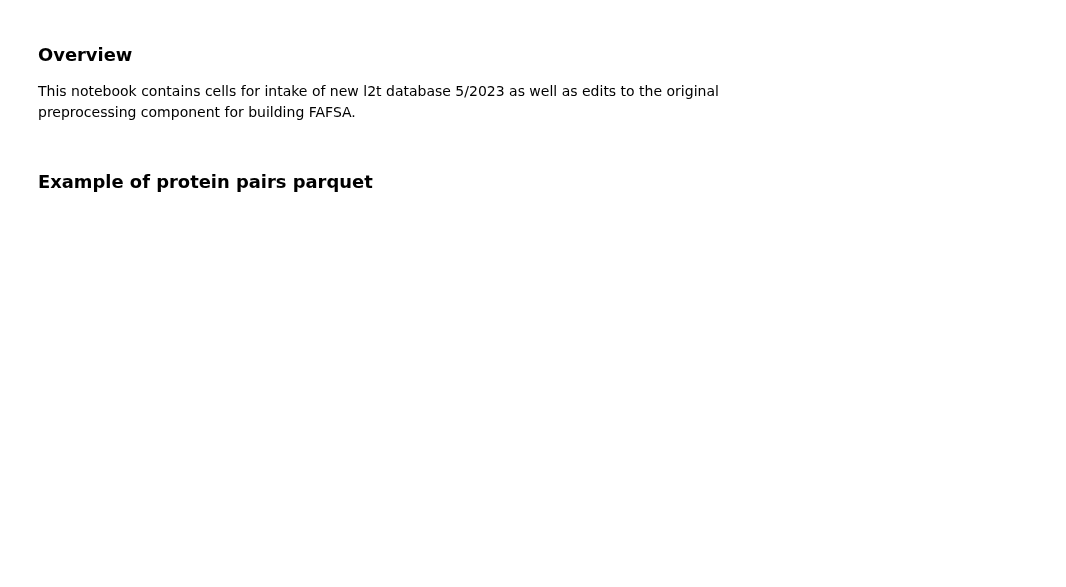
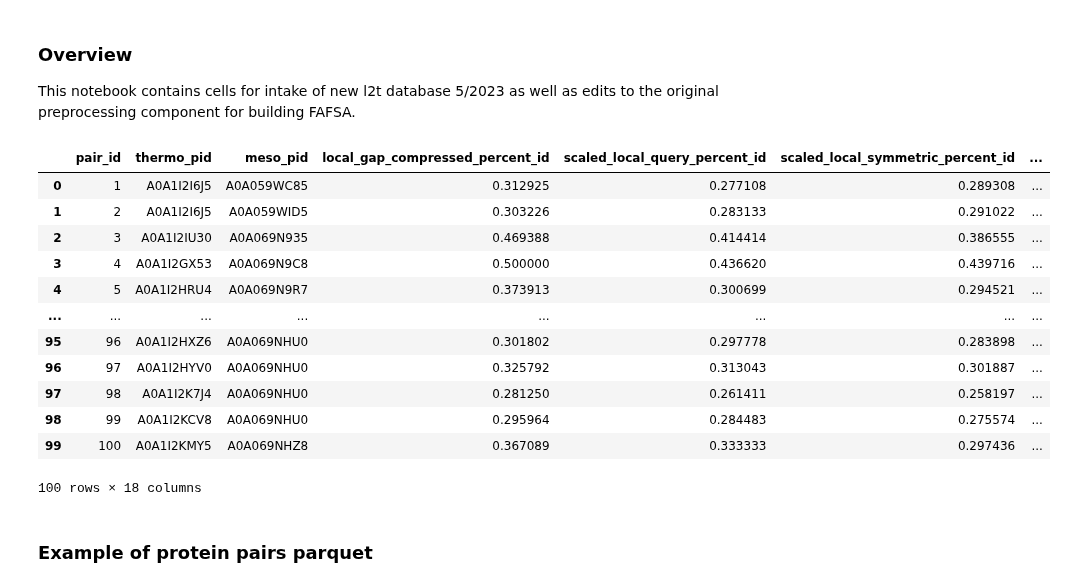
Before and after one commit to learn2therm/PairProphet, a Jupyter notebook: notebooks/FAFSA_build_new.ipynb, the cells around one changed output. Saved outputs shown, nothing was run; the diff lists cells and outputs as text; code cells hidden in the pictures; blank space fills up the shorter version.

Commit message:
fixed issue with preprocessing db name and added pair_ids

```diff
--- a/notebooks/FAFSA_build_new.ipynb
+++ b/notebooks/FAFSA_build_new.ipynb
@@ -11,6 +11,24 @@ import pandas as pd
 import os
 
 import numpy as np
+# %%
+con = duckdb.connect('/mnt/s/PairProphet/l2t_50k.db')
+# %%
+con.execute("""SELECT ROW_NUMBER() OVER(ORDER BY meso_pid, thermo_pid) AS pair_id, * FROM protein_pairs LIMIT 100""").df()
+# %% [output]
+|  | pair_id | thermo_pid | meso_pid | local_gap_compressed_percent_id | scaled_local_query_percent_id | scaled_local_symmetric_percent_id | ... |
+| 0 | 1 | A0A1I2I6J5 | A0A059WC85 | 0.312925 | 0.277108 | 0.289308 | ... |
+| 1 | 2 | A0A1I2I6J5 | A0A059WID5 | 0.303226 | 0.283133 | 0.291022 | ... |
+| 2 | 3 | A0A1I2IU30 | A0A069N935 | 0.469388 | 0.414414 | 0.386555 | ... |
+| 3 | 4 | A0A1I2GX53 | A0A069N9C8 | 0.500000 | 0.436620 | 0.439716 | ... |
+| 4 | 5 | A0A1I2HRU4 | A0A069N9R7 | 0.373913 | 0.300699 | 0.294521 | ... |
+| ... | ... | ... | ... | ... | ... | ... | ... |
+| 95 | 96 | A0A1I2HXZ6 | A0A069NHU0 | 0.301802 | 0.297778 | 0.283898 | ... |
+| 96 | 97 | A0A1I2HYV0 | A0A069NHU0 | 0.325792 | 0.313043 | 0.301887 | ... |
+| 97 | 98 | A0A1I2K7J4 | A0A069NHU0 | 0.281250 | 0.261411 | 0.258197 | ... |
+| 98 | 99 | A0A1I2KCV8 | A0A069NHU0 | 0.295964 | 0.284483 | 0.275574 | ... |
+| 99 | 100 | A0A1I2KMY5 | A0A069NHZ8 | 0.367089 | 0.333333 | 0.297436 | ... |
+100 rows × 18 columns
 # %%
 # Paths for parquet files from extracted database
 folder = '/mnt/s/FAFSA'
```
Also changed, not shown: 3 other files.
